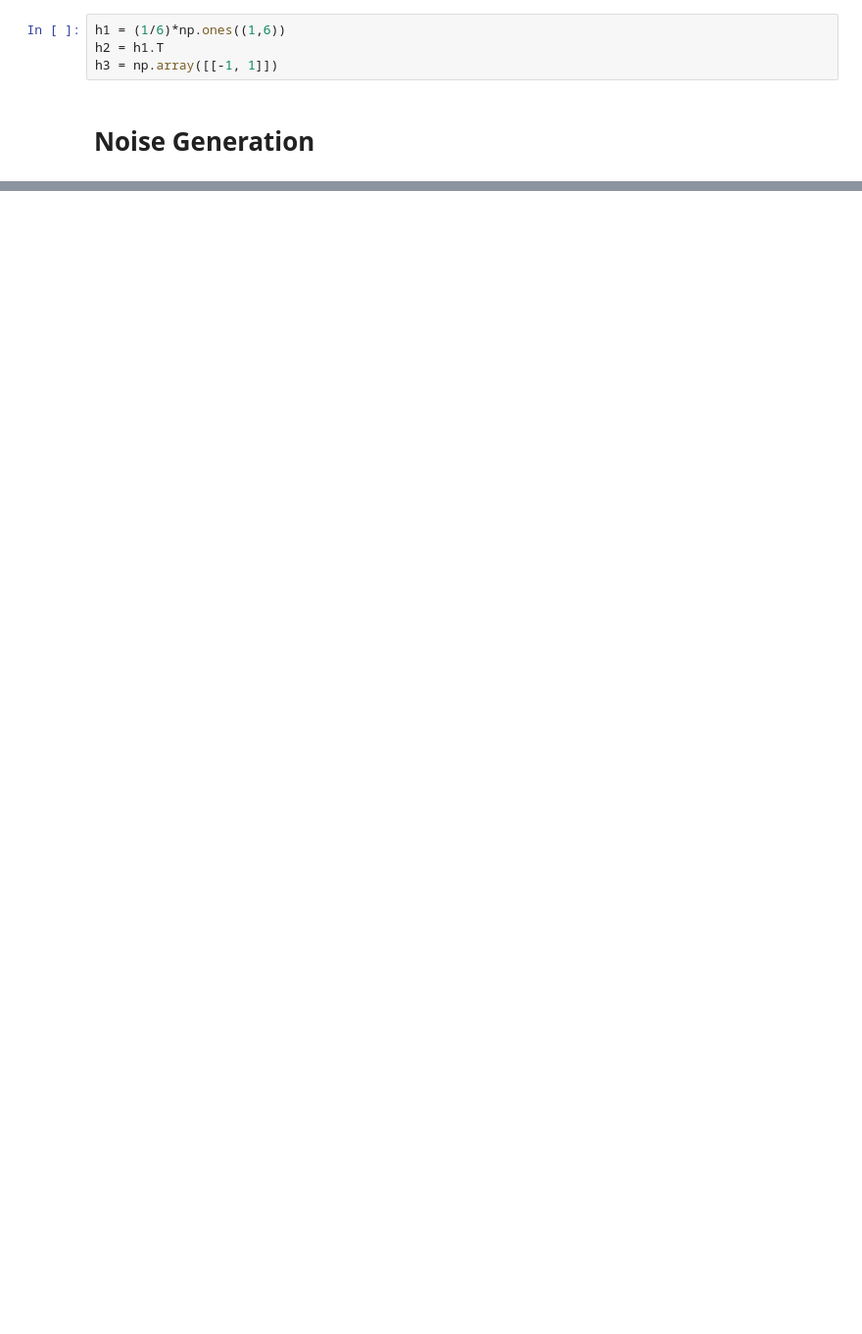
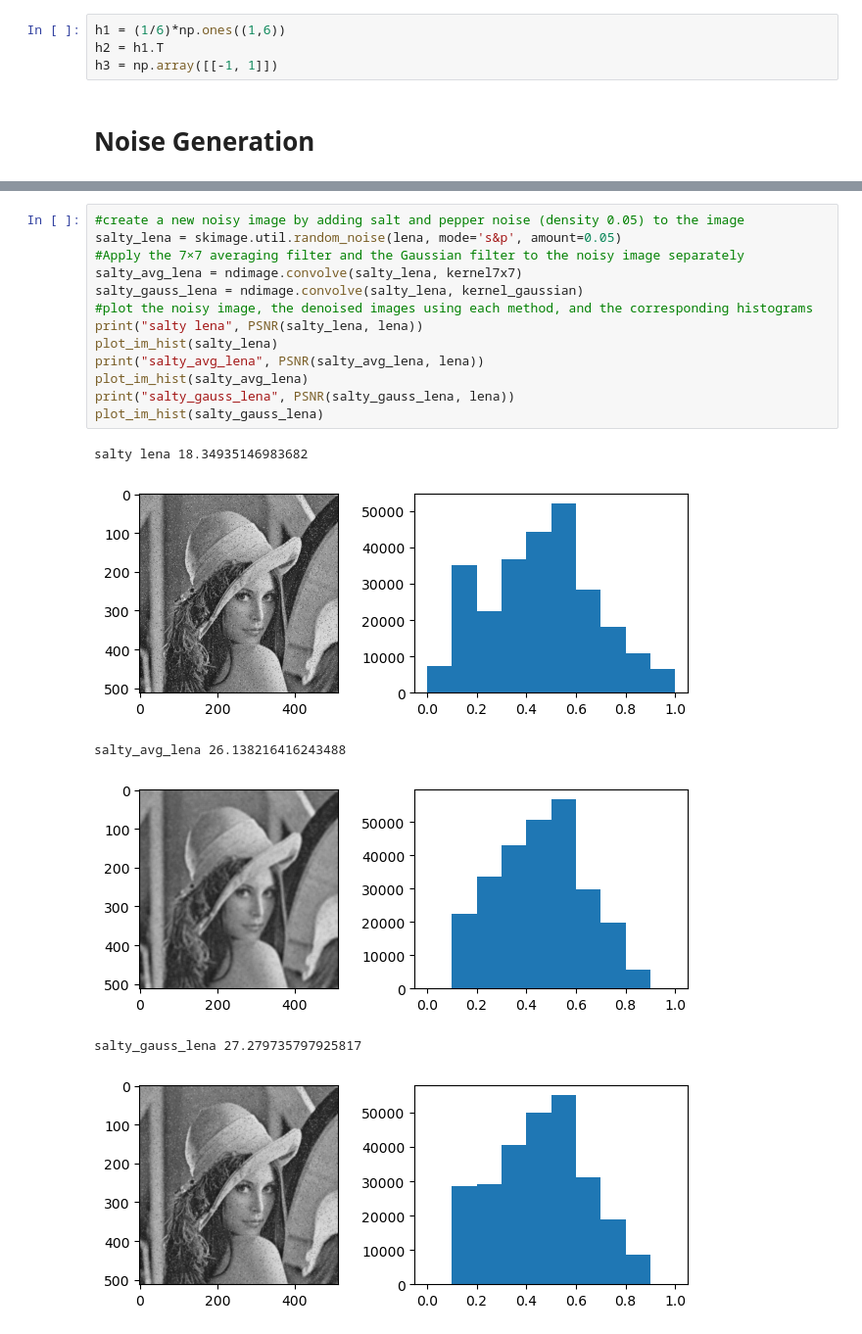
Before and after one commit to sarahmacintosh/syde575-lab, a Jupyter notebook: lab2.ipynb, the cells around one changed output, grey strips where cells are left out. Shown at 98% size. Cells and saved outputs as stored; diff of their text form; blank space fills up the shorter version.

```diff
--- a/lab2.ipynb
+++ b/lab2.ipynb
@@ -185,0 +160,20 @@ avg_lena_2
+# %%
+#create a new noisy image by adding salt and pepper noise (density 0.05) to the image
+salty_lena = skimage.util.random_noise(lena, mode='s&p', amount=0.05)
+#Apply the 7×7 averaging filter and the Gaussian filter to the noisy image separately
+salty_avg_lena = ndimage.convolve(salty_lena, kernel7x7)
+salty_gauss_lena = ndimage.convolve(salty_lena, kernel_gaussian)
+#plot the noisy image, the denoised images using each method, and the corresponding histograms
+print("salty lena", PSNR(salty_lena, lena))
+plot_im_hist(salty_lena)
+print("salty_avg_lena", PSNR(salty_avg_lena, lena))
+plot_im_hist(salty_avg_lena)
+print("salty_gauss_lena", PSNR(salty_gauss_lena, lena))
+plot_im_hist(salty_gauss_lena)
+# %% [output]
+salty lena 18.34935146983682
+[figure, added]
+salty_avg_lena 26.138216416243488
+[figure, added]
+salty_gauss_lena 27.279735797925817
+[figure, added]
```
Also changed, not shown: parts of 5 cells of this notebook.
